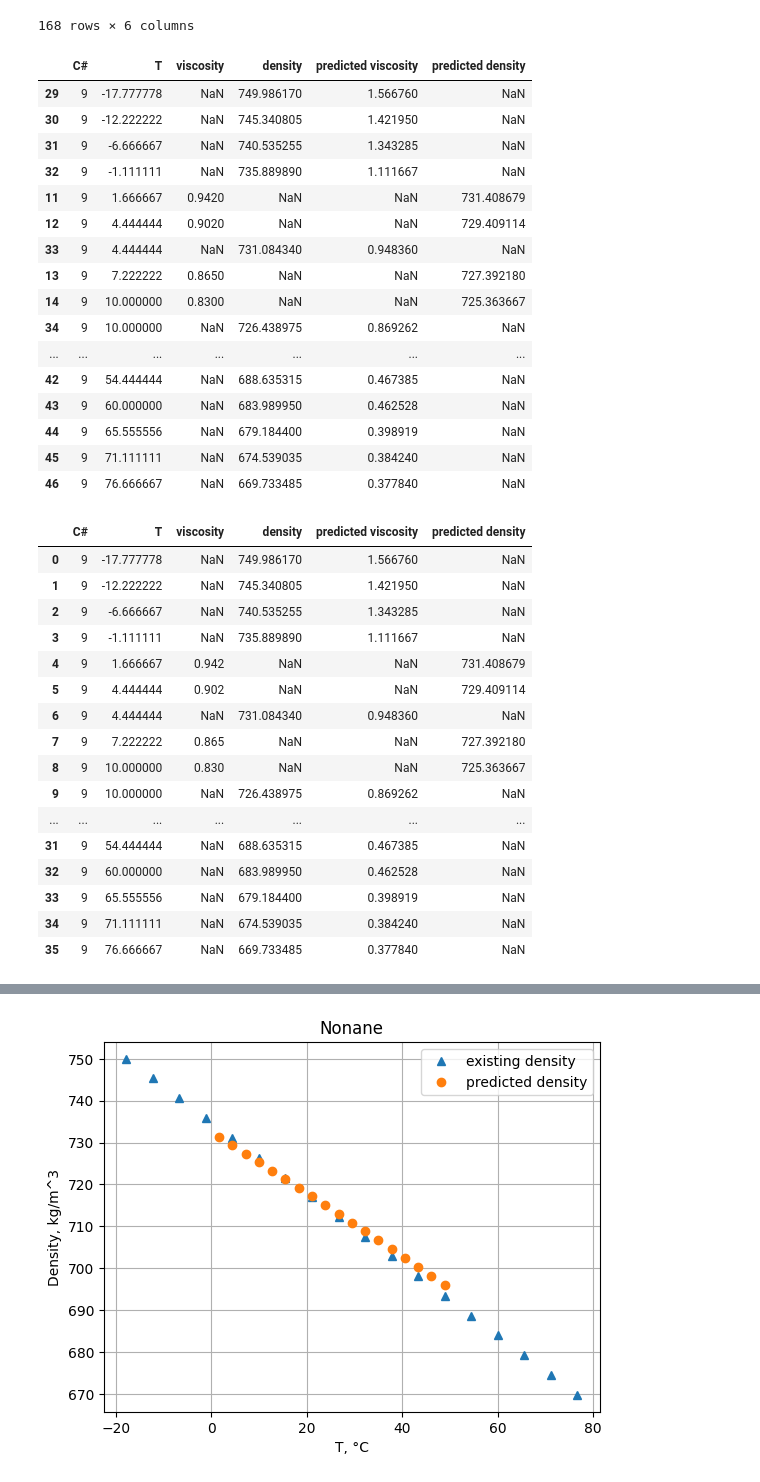
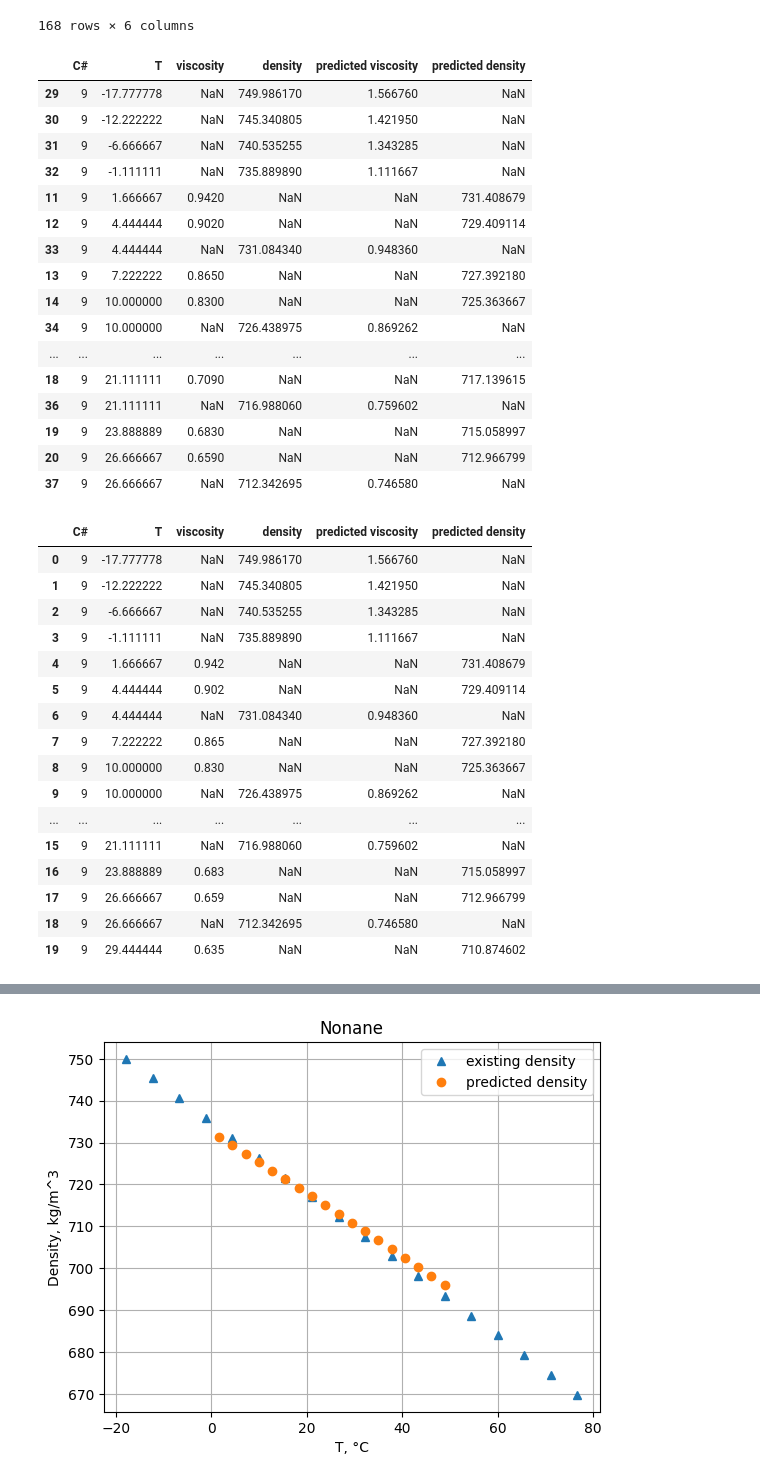
Before and after one commit to RodionSkyy/alkanes_project_ml, a Jupyter notebook: Alkanes.ipynb, the cells around one changed output, grey strips where cells are left out. Cells and saved outputs as stored; diff of their text form; code cells hidden in the pictures.

```diff
--- a/Alkanes.ipynb
+++ b/Alkanes.ipynb
@@ -325,29 +311,29 @@ new_data
 # %%
 nonane = df[df['C#'] == 9]
 nonane = nonane.sort_values(by=['T', 'viscosity'])
-nonane
+nonane.head(20)
 # %% [output]
 |  | C# | T | viscosity | density | predicted viscosity | predicted density |
 | 29 | 9 | -17.777778 | NaN | 749.986170 | 1.566760 | NaN |
 | 30 | 9 | -12.222222 | NaN | 745.340805 | 1.421950 | NaN |
 | 31 | 9 | -6.666667 | NaN | 740.535255 | 1.343285 | NaN |
 | 32 | 9 | -1.111111 | NaN | 735.889890 | 1.111667 | NaN |
 | 11 | 9 | 1.666667 | 0.9420 | NaN | NaN | 731.408679 |
 | 12 | 9 | 4.444444 | 0.9020 | NaN | NaN | 729.409114 |
 | 33 | 9 | 4.444444 | NaN | 731.084340 | 0.948360 | NaN |
 | 13 | 9 | 7.222222 | 0.8650 | NaN | NaN | 727.392180 |
 | 14 | 9 | 10.000000 | 0.8300 | NaN | NaN | 725.363667 |
 | 34 | 9 | 10.000000 | NaN | 726.438975 | 0.869262 | NaN |
 | ... | ... | ... | ... | ... | ... | ... |
-| 42 | 9 | 54.444444 | NaN | 688.635315 | 0.467385 | NaN |
-| 43 | 9 | 60.000000 | NaN | 683.989950 | 0.462528 | NaN |
-| 44 | 9 | 65.555556 | NaN | 679.184400 | 0.398919 | NaN |
-| 45 | 9 | 71.111111 | NaN | 674.539035 | 0.384240 | NaN |
-| 46 | 9 | 76.666667 | NaN | 669.733485 | 0.377840 | NaN |
+| 18 | 9 | 21.111111 | 0.7090 | NaN | NaN | 717.139615 |
+| 36 | 9 | 21.111111 | NaN | 716.988060 | 0.759602 | NaN |
+| 19 | 9 | 23.888889 | 0.6830 | NaN | NaN | 715.058997 |
+| 20 | 9 | 26.666667 | 0.6590 | NaN | NaN | 712.966799 |
+| 37 | 9 | 26.666667 | NaN | 712.342695 | 0.746580 | NaN |
 # %%
 nonane_data = nonane.drop(index=vd_ind, errors='ignore')
 nonane_data = nonane_data.reset_index(drop=True)
-nonane_data
+nonane_data.head(20)
 # %% [output]
 |  | C# | T | viscosity | density | predicted viscosity | predicted density |
 | 0 | 9 | -17.777778 | NaN | 749.986170 | 1.566760 | NaN |
@@ -361,11 +347,11 @@ nonane_data
 | 8 | 9 | 10.000000 | 0.830 | NaN | NaN | 725.363667 |
 | 9 | 9 | 10.000000 | NaN | 726.438975 | 0.869262 | NaN |
 | ... | ... | ... | ... | ... | ... | ... |
-| 31 | 9 | 54.444444 | NaN | 688.635315 | 0.467385 | NaN |
-| 32 | 9 | 60.000000 | NaN | 683.989950 | 0.462528 | NaN |
-| 33 | 9 | 65.555556 | NaN | 679.184400 | 0.398919 | NaN |
-| 34 | 9 | 71.111111 | NaN | 674.539035 | 0.384240 | NaN |
-| 35 | 9 | 76.666667 | NaN | 669.733485 | 0.377840 | NaN |
+| 15 | 9 | 21.111111 | NaN | 716.988060 | 0.759602 | NaN |
+| 16 | 9 | 23.888889 | 0.683 | NaN | NaN | 715.058997 |
+| 17 | 9 | 26.666667 | 0.659 | NaN | NaN | 712.966799 |
+| 18 | 9 | 26.666667 | NaN | 712.342695 | 0.746580 | NaN |
+| 19 | 9 | 29.444444 | 0.635 | NaN | NaN | 710.874602 |
 # %%
 tetradecane = df[df['C#'] == 14]
 tetradecane = tetradecane.sort_values(by=['T', 'viscosity'])
```
Also changed, not shown: parts of 23 cells of this notebook.
